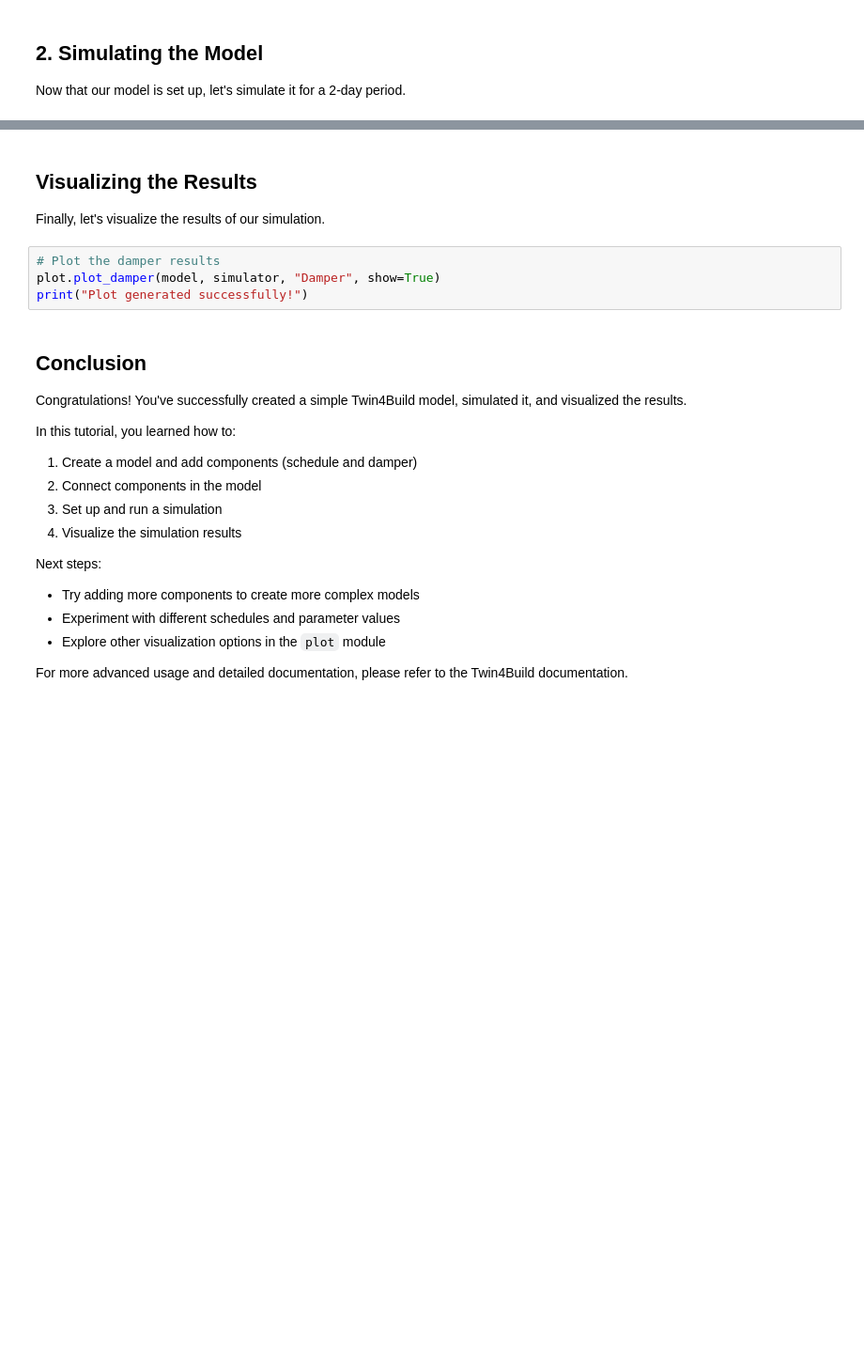
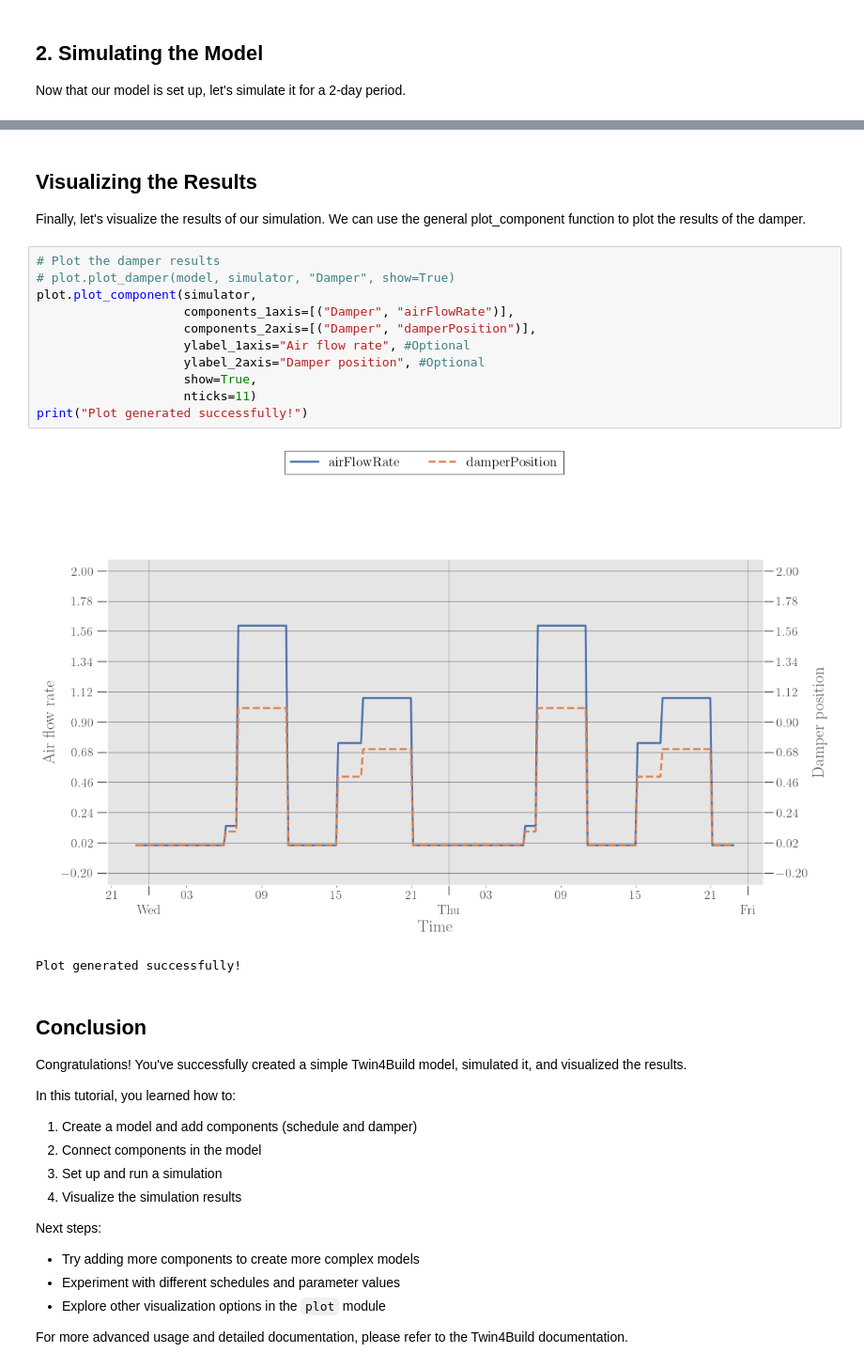
Before and after one commit to JBjoernskov/Twin4Build, a Jupyter notebook: twin4build/examples/minimal_example.ipynb, the cells around one changed output, grey strips where cells are left out. Shown at 94% size. Cells and saved outputs as stored; diff of their text form; blank space fills up the shorter version.

Commit message:
Make single function for plotting of component simulation results

```diff
--- a/twin4build/examples/minimal_example.ipynb
+++ b/twin4build/examples/minimal_example.ipynb
@@ -113,10 +192,21 @@ print("Simulation completed successfully!")
 ## Visualizing the Results
 
 Finally, let's visualize the results of our simulation.
+We can use the general plot_component function to plot the results of the damper.
 # %%
 # Plot the damper results
-plot.plot_damper(model, simulator, "Damper", show=True)
+# plot.plot_damper(model, simulator, "Damper", show=True)
+plot.plot_component(simulator,
+                    components_1axis=[("Damper", "airFlowRate")],
+                    components_2axis=[("Damper", "damperPosition")],
+                    ylabel_1axis="Air flow rate", #Optional
+                    ylabel_2axis="Damper position", #Optional
+                    show=True,
+                    nticks=11)
 print("Plot generated successfully!")
+# %% [output]
+[figure, added]
+Plot generated successfully!
 # %% [markdown]
 ## Conclusion
 
```
Also changed, not shown: parts of 8 cells of this notebook, 9 other files.
